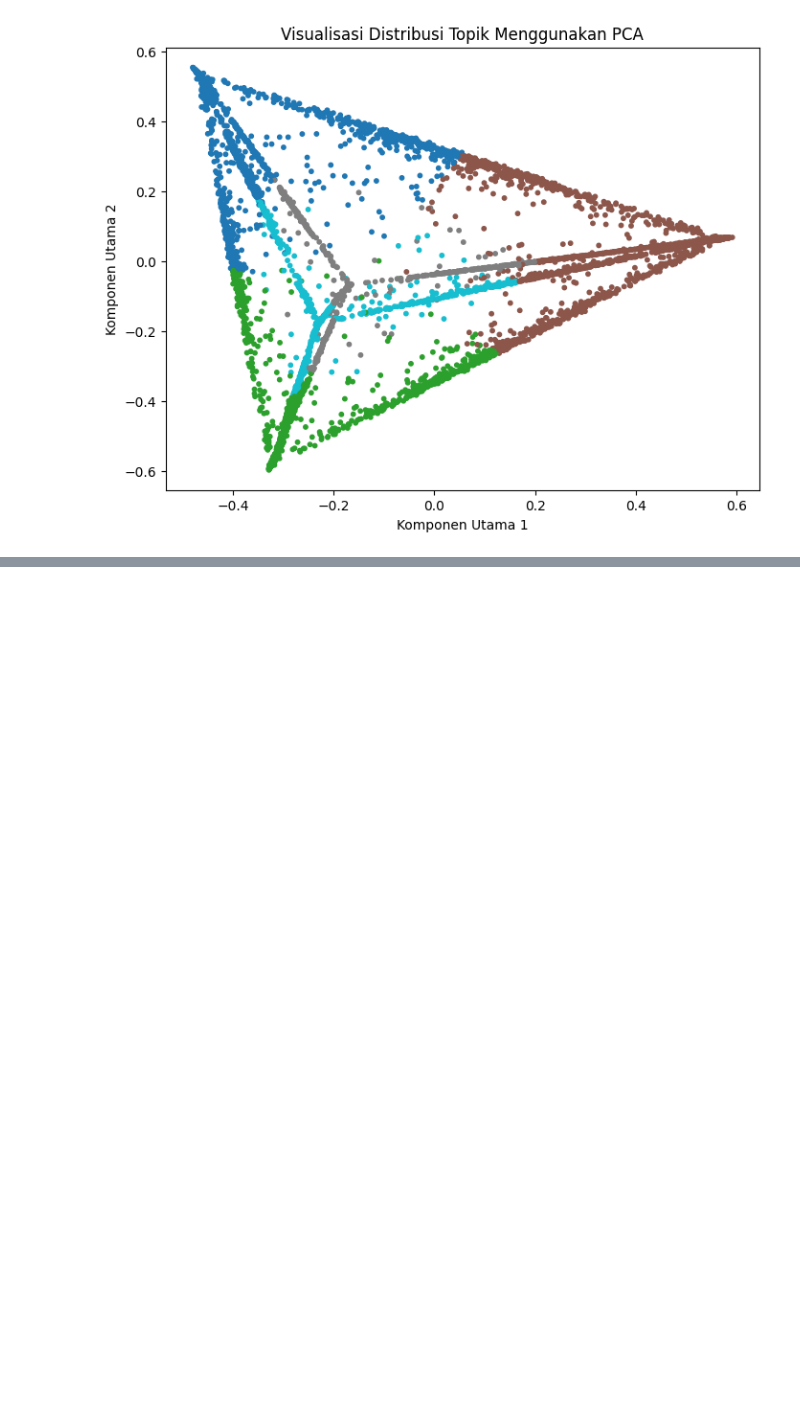
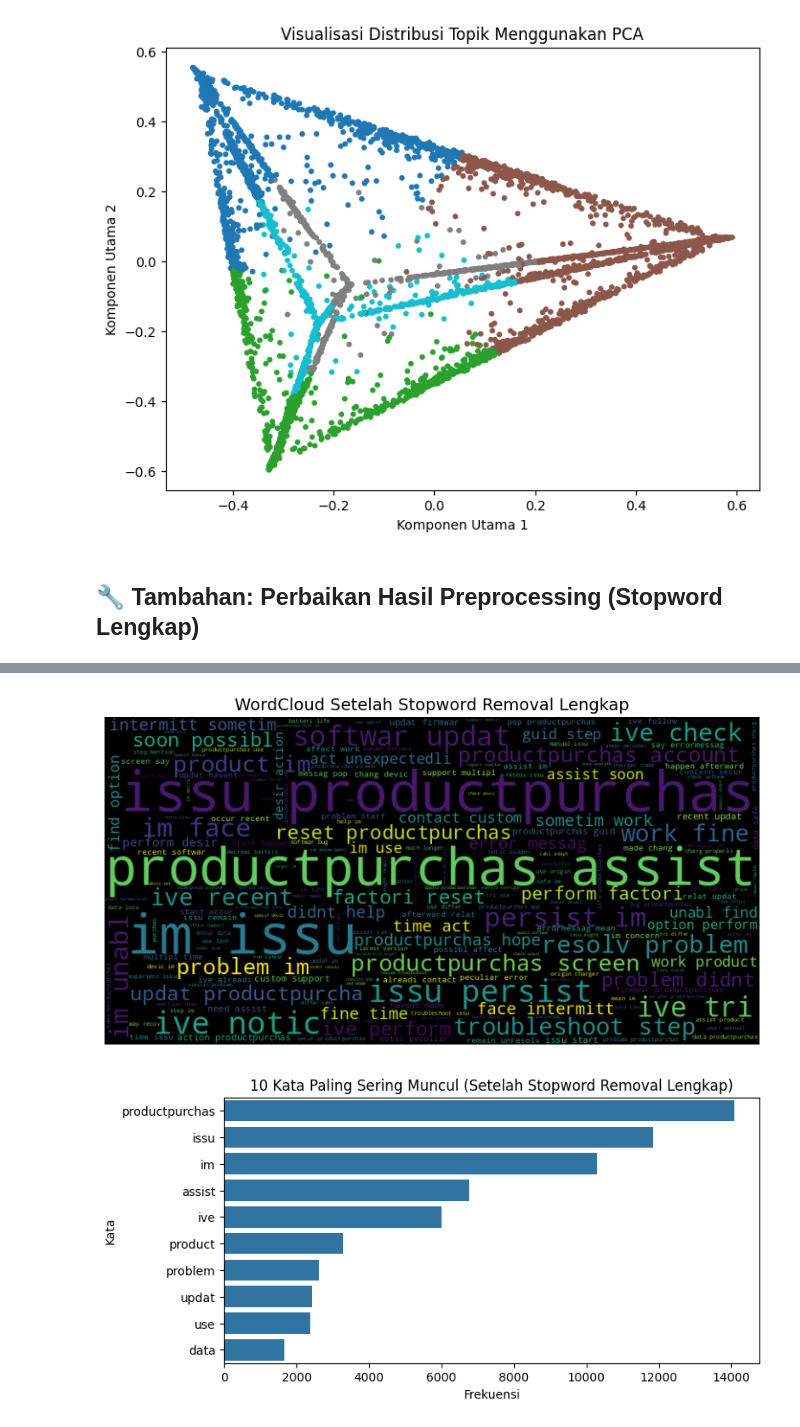
Before and after one commit to HASBI019/Muhammad-Hasbi-AS-ari_10222175_TM, a Jupyter notebook: MHasbiA_10222175_TM.ipynb, the cells around one changed output, grey strips where cells are left out. Cells and saved outputs as stored; diff of their text form; code cells hidden in the pictures; blank space fills up the shorter version.

```diff
--- a/MHasbiA_10222175_TM.ipynb
+++ b/MHasbiA_10222175_TM.ipynb
@@ -377,3 +378,69 @@ plt.ylabel("Komponen Utama 2")
 plt.show()
 # %% [output]
 [figure]
+# %% [markdown]
+## 🔧 Tambahan: Perbaikan Hasil Preprocessing (Stopword Lengkap)
+# %%
+# ======================================================
+# Tambahan dari Data Text Processing (Stopword Cleaning Fix)
+# Tujuan: Membersihkan kata umum seperti "the", "is", "please"
+# ======================================================
+
+import nltk
+import re
+from nltk.corpus import stopwords
+from nltk.stem import PorterStemmer, WordNetLemmatizer
+from wordcloud import WordCloud
+import matplotlib.pyplot as plt
+from collections import Counter
+import seaborn as sns
+
+nltk.download('stopwords')
+nltk.download('wordnet')
+nltk.download('punkt')
+nltk.download('omw-1.4')
+
+stop_words = set(stopwords.words('english'))
+custom_stopwords = {
+    'please', 'thank', 'thanks', 'hi', 'hello', 'regards',
+    'the', 'is', 'are', 'be', 'was', 'were', 'can', 'will', 'shall', 'could'
+}
+stop_words.update(custom_stopwords)
+
+stemmer = PorterStemmer()
+lemmatizer = WordNetLemmatizer()
+
+def preprocess_text(text):
+    text = text.lower()
+    text = re.sub(r'[^a-z\s]', '', text)
+    tokens = nltk.word_tokenize(text)
+    tokens = [word for word in tokens if word not in stop_words]
+    tokens = [lemmatizer.lemmatize(word) for word in tokens]
+    tokens = [stemmer.stem(word) for word in tokens]
+    return ' '.join(tokens)
+
+# Terapkan ulang preprocessing
+df['clean_text'] = df['Ticket Description'].astype(str).apply(preprocess_text)
+
+# WordCloud setelah bersih
+all_text = ' '.join(df['clean_text'])
+wordcloud = WordCloud(width=800, height=400, background_color='black').generate(all_text)
+
+plt.figure(figsize=(10, 5))
+plt.imshow(wordcloud, interpolation='bilinear')
+plt.axis('off')
+plt.title("WordCloud Setelah Stopword Removal Lengkap", fontsize=14)
+plt.show()
+
+# Bar chart kata paling sering
+all_words = ' '.join(df['clean_text']).split()
+common_words = Counter(all_words).most_common(10)
+words, counts = zip(*common_words)
+
+plt.figure(figsize=(8, 4))
+sns.barplot(x=list(counts), y=list(words))
+plt.title("10 Kata Paling Sering Muncul (Setelah Stopword Removal Lengkap)")
+plt.xlabel("Frekuensi")
+plt.ylabel("Kata")
+plt.show()
+# %% [output]
@@ -379,0 +454,2 @@ plt.show()
+[figure, added]
+[figure, added]
```
Also changed, not shown: parts of 3 cells of this notebook.
